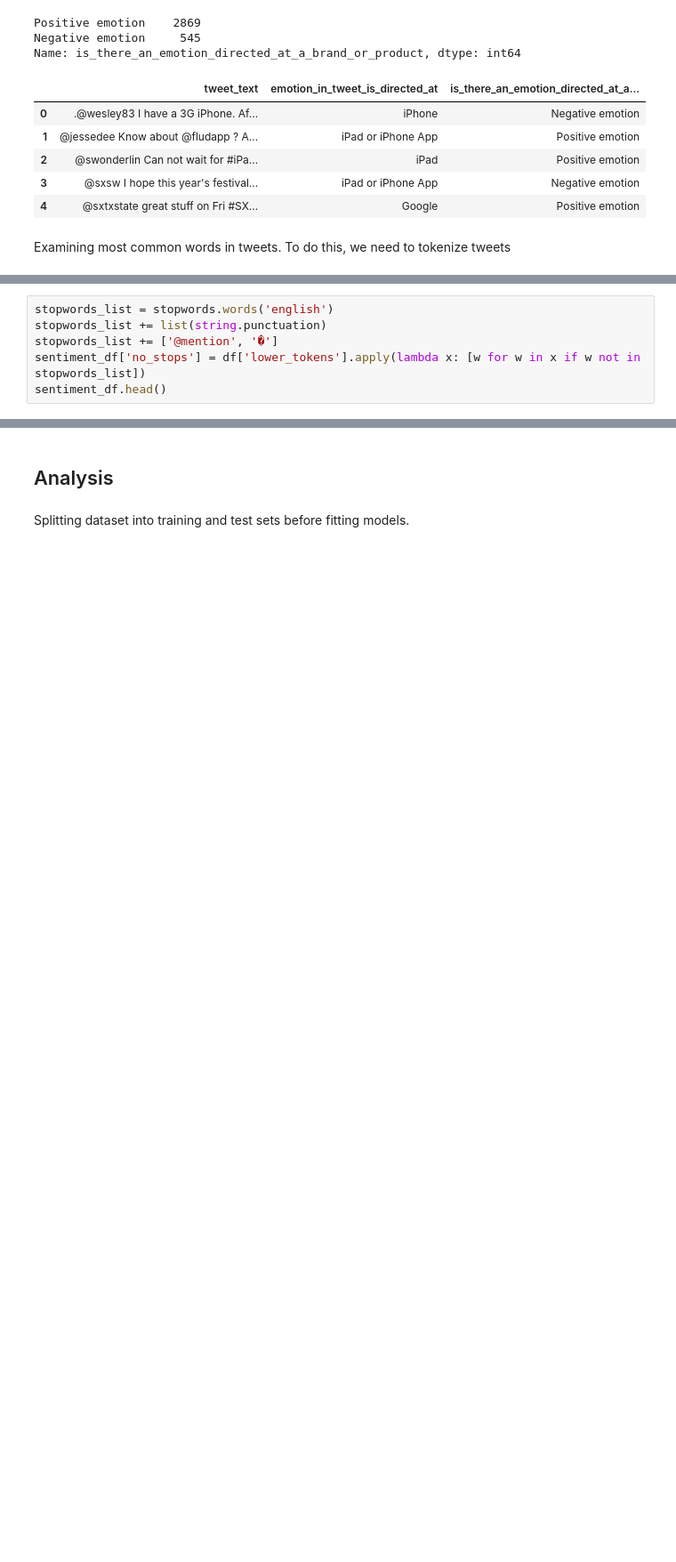
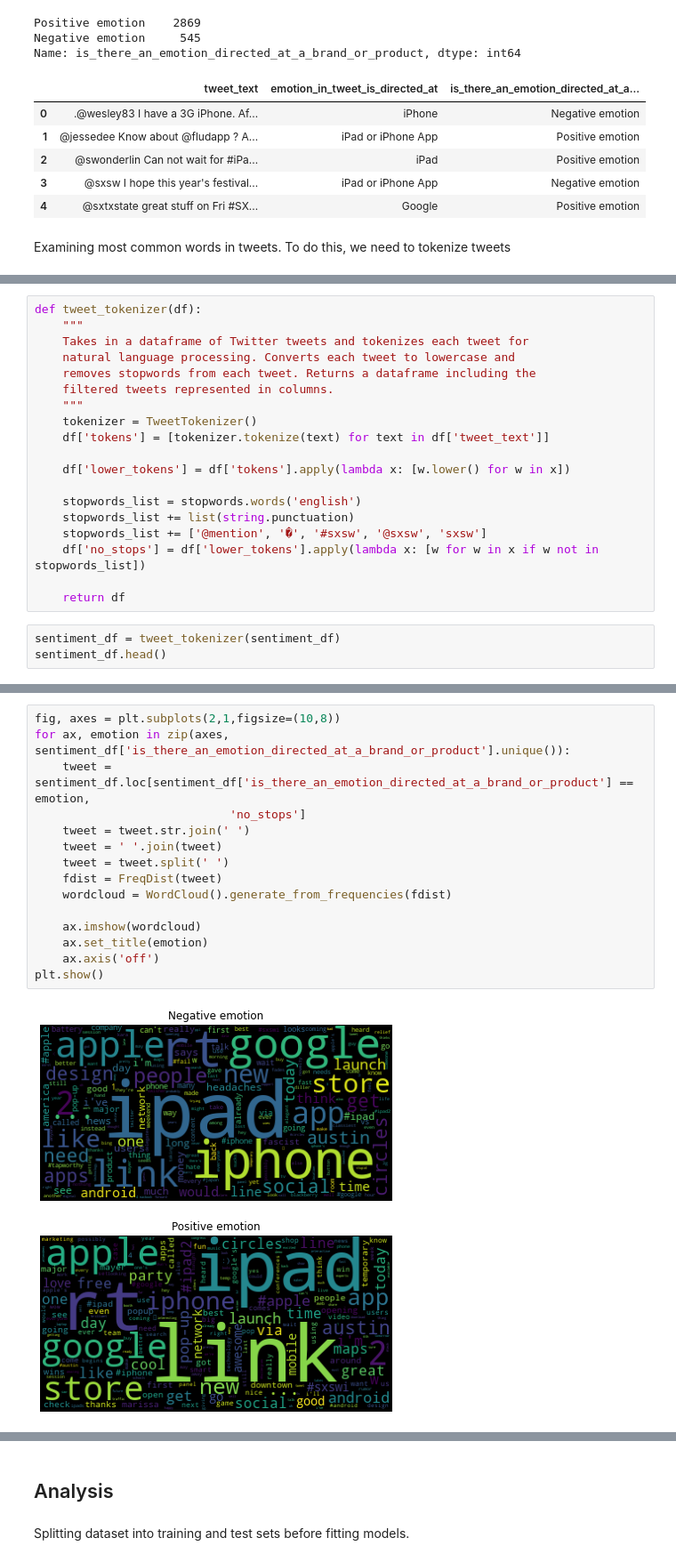
Before and after one commit to nancyho83/Twitter_Sentiment_Analysis, a Jupyter notebook: tweet-sentiment-analysis.ipynb, the cells around one changed output, grey strips where cells are left out. Shown at 89% size. Drawn from its saved outputs; the diff is of its cells as text; blank space fills up the shorter version.

Commit message:
Fixed function for tokenizing tweets. Added random forest model.

```diff
--- a/tweet-sentiment-analysis.ipynb
+++ b/tweet-sentiment-analysis.ipynb
@@ -171,6 +130,0 @@ sentiment_df.head()
-# %%
-stopwords_list = stopwords.words('english')
-stopwords_list += list(string.punctuation)
-stopwords_list += ['@mention', '�']
-sentiment_df['no_stops'] = df['lower_tokens'].apply(lambda x: [w for w in x if w not in stopwords_list])
-sentiment_df.head()
@@ -210,0 +131,22 @@ plt.show()
+# %%
+def tweet_tokenizer(df):
+    """
+    Takes in a dataframe of Twitter tweets and tokenizes each tweet for
+    natural language processing. Converts each tweet to lowercase and
+    removes stopwords from each tweet. Returns a dataframe including the
+    filtered tweets represented in columns.
+    """
+    tokenizer = TweetTokenizer()
+    df['tokens'] = [tokenizer.tokenize(text) for text in df['tweet_text']]
+
+    df['lower_tokens'] = df['tokens'].apply(lambda x: [w.lower() for w in x])
+
+    stopwords_list = stopwords.words('english')
+    stopwords_list += list(string.punctuation)
+    stopwords_list += ['@mention', '�', '#sxsw', '@sxsw', 'sxsw']
+    df['no_stops'] = df['lower_tokens'].apply(lambda x: [w for w in x if w not in stopwords_list])
+
+    return df
+# %%
+sentiment_df = tweet_tokenizer(sentiment_df)
+sentiment_df.head()
@@ -210,0 +162,17 @@ plt.show()
+# %%
+fig, axes = plt.subplots(2,1,figsize=(10,8))
+for ax, emotion in zip(axes, sentiment_df['is_there_an_emotion_directed_at_a_brand_or_product'].unique()):
+    tweet = sentiment_df.loc[sentiment_df['is_there_an_emotion_directed_at_a_brand_or_product'] == emotion,
+                            'no_stops']
+    tweet = tweet.str.join(' ')
+    tweet = ' '.join(tweet)
+    tweet = tweet.split(' ')
+    fdist = FreqDist(tweet)
+    wordcloud = WordCloud().generate_from_frequencies(fdist)
+
+    ax.imshow(wordcloud)
+    ax.set_title(emotion)
+    ax.axis('off')
+plt.show()
+# %% [output]
+[figure, added]
```
Also changed, not shown: parts of 11 cells of this notebook.
